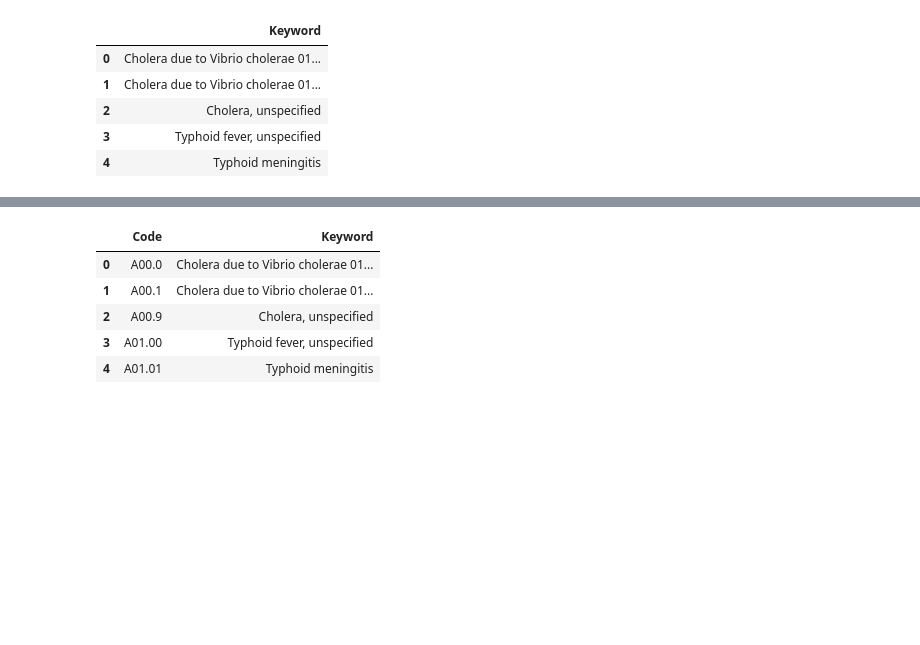
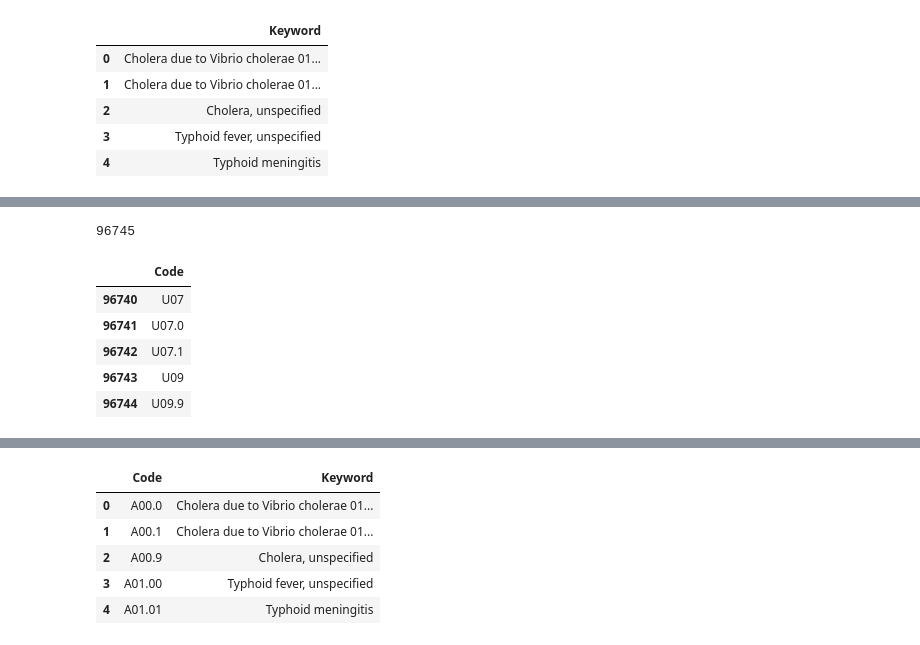
Before and after one commit to rahiakela/nlp-research-and-practice, a Jupyter notebook: text-similarity-works/building_icd_code_patterns.ipynb, the cells around one changed output, grey strips where cells are left out. Saved outputs shown, nothing was run; the diff lists cells and outputs as text; code cells hidden in the pictures; blank space fills up the shorter version.

```diff
--- a/text-similarity-works/building_icd_code_patterns.ipynb
+++ b/text-similarity-works/building_icd_code_patterns.ipynb
@@ -155,0 +169,12 @@ data_keyword_df.head()
+# %%
+code_df = pd.read_csv("icd_10_codes-v3.csv")
+print(len(code_df))
+code_df.tail()
+# %% [output]
+96745
+|  | Code |
+| 96740 | U07 |
+| 96741 | U07.0 |
+| 96742 | U07.1 |
+| 96743 | U09 |
+| 96744 | U09.9 |
```
Also changed, not shown: parts of 10 cells of this notebook.
